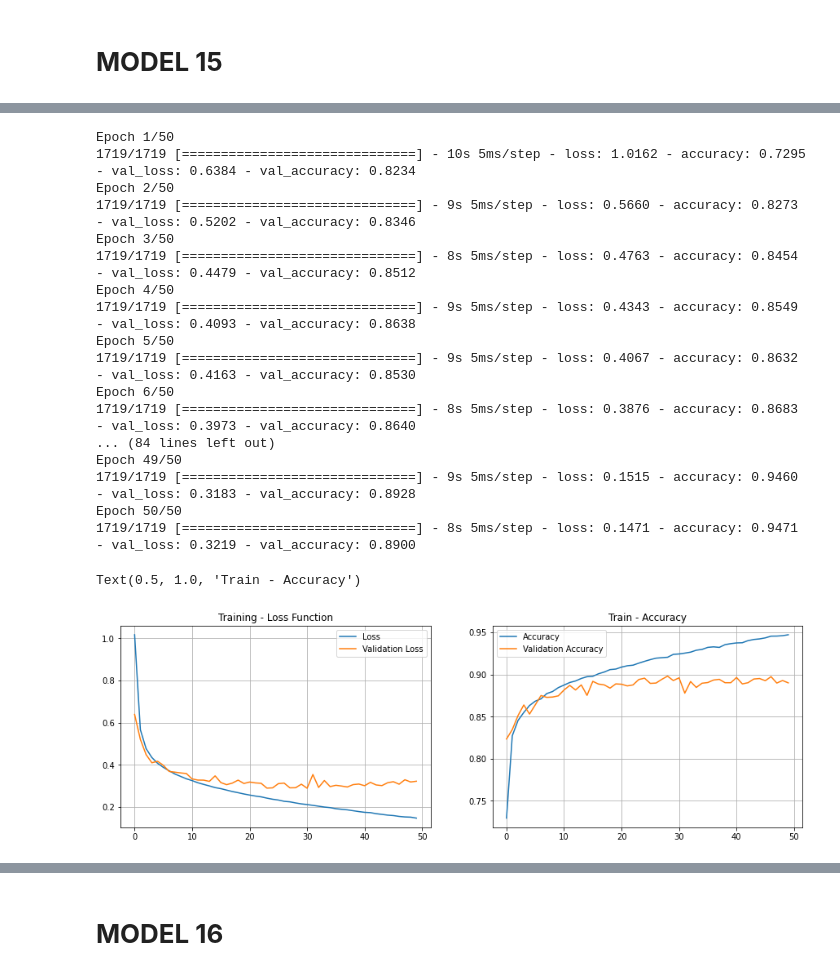
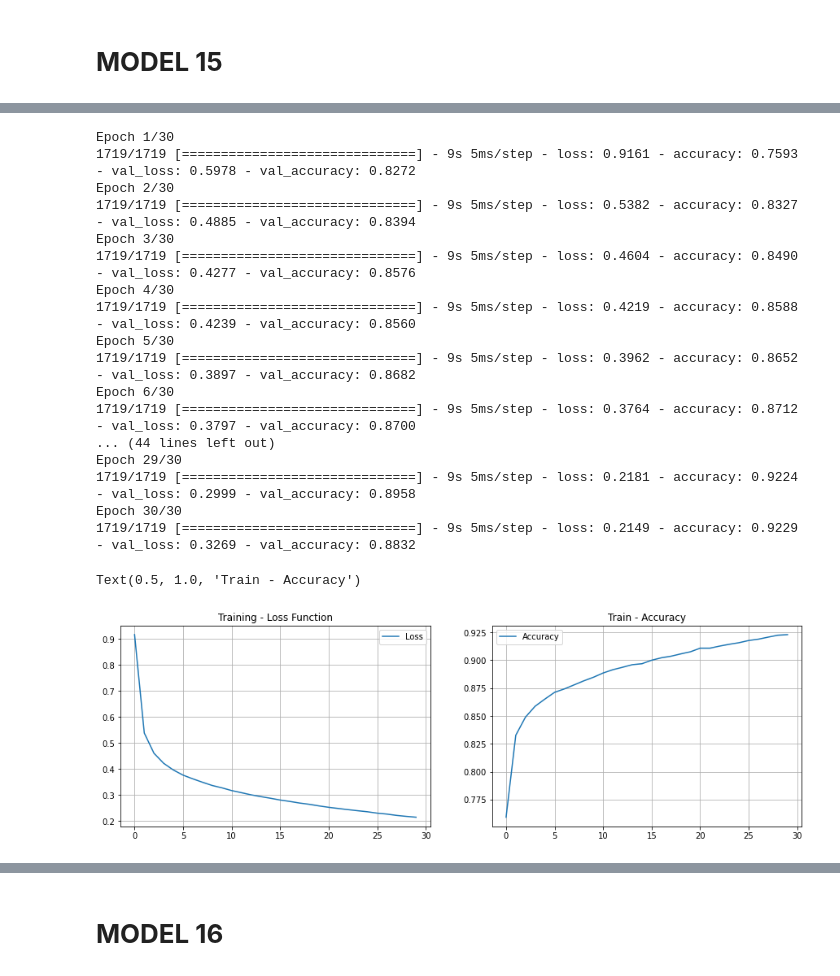
Before and after one commit to vineet891/DL-Assignment, a Jupyter notebook: Assignment1.ipynb, the cells around one changed output, grey strips where cells are left out. Drawn from its saved outputs; the diff is of its cells as text; code cells hidden in the pictures.

```diff
--- a/Assignment1.ipynb
+++ b/Assignment1.ipynb
@@ -623,44 +623,44 @@ Non-trainable params: 0
 _________________________________________________________________
 # %%
 #train the model
-history15 = model15.fit(X_train,Y_train,epochs=50, validation_data=(X_valid, Y_valid))
+history15 = model15.fit(X_train,Y_train,epochs=30, validation_data=(X_valid, Y_valid))
 # %% [output]
-Epoch 1/50
-1719/1719 [==============================] - 10s 5ms/step - loss: 1.0162 - accuracy: 0.7295 - val_loss: 0.6384 - val_accuracy: 0.8234
-Epoch 2/50
-1719/1719 [==============================] - 9s 5ms/step - loss: 0.5660 - accuracy: 0.8273 - val_loss: 0.5202 - val_accuracy: 0.8346
-Epoch 3/50
-1719/1719 [==============================] - 8s 5ms/step - loss: 0.4763 - accuracy: 0.8454 - val_loss: 0.4479 - val_accuracy: 0.8512
-Epoch 4/50
-1719/1719 [==============================] - 9s 5ms/step - loss: 0.4343 - accuracy: 0.8549 - val_loss: 0.4093 - val_accuracy: 0.8638
-Epoch 5/50
-1719/1719 [==============================] - 9s 5ms/step - loss: 0.4067 - accuracy: 0.8632 - val_loss: 0.4163 - val_accuracy: 0.8530
-Epoch 6/50
-1719/1719 [==============================] - 8s 5ms/step - loss: 0.3876 - accuracy: 0.8683 - val_loss: 0.3973 - val_accuracy: 0.8640
-... (84 lines left out)
-Epoch 49/50
-1719/1719 [==============================] - 9s 5ms/step - loss: 0.1515 - accuracy: 0.9460 - val_loss: 0.3183 - val_accuracy: 0.8928
-Epoch 50/50
-1719/1719 [==============================] - 8s 5ms/step - loss: 0.1471 - accuracy: 0.9471 - val_loss: 0.3219 - val_accuracy: 0.8900
+Epoch 1/30
+1719/1719 [==============================] - 9s 5ms/step - loss: 0.9161 - accuracy: 0.7593 - val_loss: 0.5978 - val_accuracy: 0.8272
+Epoch 2/30
+1719/1719 [==============================] - 9s 5ms/step - loss: 0.5382 - accuracy: 0.8327 - val_loss: 0.4885 - val_accuracy: 0.8394
+Epoch 3/30
+1719/1719 [==============================] - 9s 5ms/step - loss: 0.4604 - accuracy: 0.8490 - val_loss: 0.4277 - val_accuracy: 0.8576
+Epoch 4/30
+1719/1719 [==============================] - 9s 5ms/step - loss: 0.4219 - accuracy: 0.8588 - val_loss: 0.4239 - val_accuracy: 0.8560
+Epoch 5/30
+1719/1719 [==============================] - 9s 5ms/step - loss: 0.3962 - accuracy: 0.8652 - val_loss: 0.3897 - val_accuracy: 0.8682
+Epoch 6/30
+1719/1719 [==============================] - 9s 5ms/step - loss: 0.3764 - accuracy: 0.8712 - val_loss: 0.3797 - val_accuracy: 0.8700
+... (44 lines left out)
+Epoch 29/30
+1719/1719 [==============================] - 9s 5ms/step - loss: 0.2181 - accuracy: 0.9224 - val_loss: 0.2999 - val_accuracy: 0.8958
+Epoch 30/30
+1719/1719 [==============================] - 9s 5ms/step - loss: 0.2149 - accuracy: 0.9229 - val_loss: 0.3269 - val_accuracy: 0.8832
 # %%
 plt.figure(figsize=(15, 10))
 
 plt.subplot(2, 2, 1)
 plt.grid(True)
 plt.plot(history15.history['loss'], label='Loss')
-plt.plot(history15.history['val_loss'], label='Validation Loss')
+#plt.plot(history15.history['val_loss'], label='Validation Loss')
 plt.legend()
 plt.title('Training - Loss Function')
 
 plt.subplot(2, 2, 2)
 plt.grid(True)
 plt.plot(history15.history['accuracy'], label='Accuracy')
-plt.plot(history15.history['val_accuracy'], label='Validation Accuracy')
+#plt.plot(history15.history['val_accuracy'], label='Validation Accuracy')
 plt.legend()
 plt.title('Train - Accuracy')
 # %% [output]
 Text(0.5, 1.0, 'Train - Accuracy')
-[figure, old version]
+[figure, new version]
 # %%
 model15.evaluate(x_test, y_test)
 # %% [output]
```
Also changed, not shown: parts of 6 cells of this notebook.
